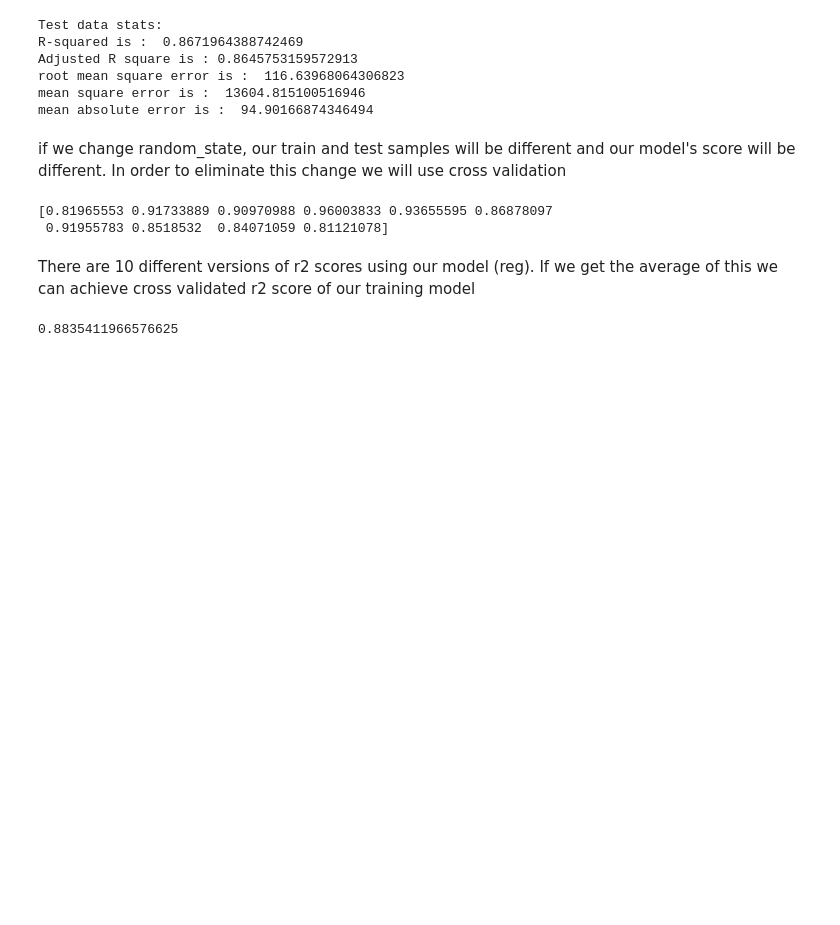
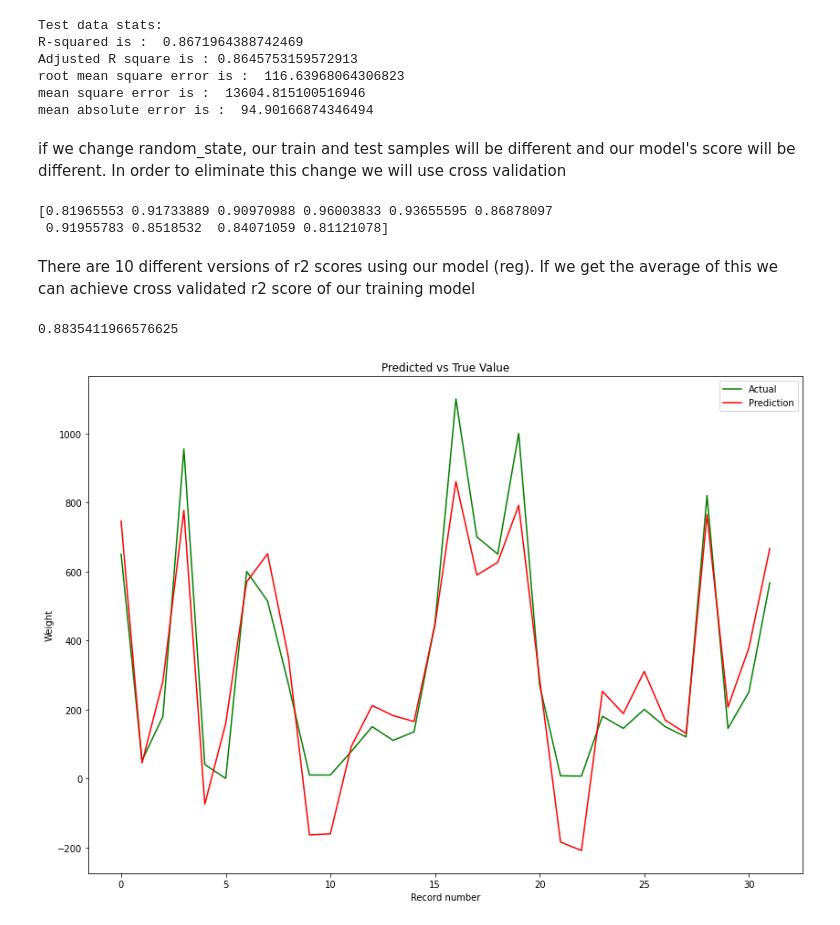
Before and after one commit to soniarpit30/machine-learning, a Jupyter notebook: fish-weight-estimation-multiple-linear-regression/fish-weight-estimation-multiple-linear-regression.ipynb, the cells around one changed output. Drawn from its saved outputs; the diff is of its cells as text; code cells hidden in the pictures; blank space fills up the shorter version.

```diff
--- a/fish-weight-estimation-multiple-linear-regression/fish-weight-estimation-multiple-linear-regression.ipynb
+++ b/fish-weight-estimation-multiple-linear-regression/fish-weight-estimation-multiple-linear-regression.ipynb
@@ -395,3 +395,14 @@ There are 10 different versions of r2 scores using our model (reg). If we get th
 cross_val_score_train.mean()
 # %% [output]
 0.8835411966576625
+# %%
+plt.figure(figsize=(14,10))
+plt.plot(range(len(y_test)),y_test, color = "green")
+plt.plot(range(len(y_test)),y_test_pred, color = "red")
+plt.legend(["Actual","Prediction"])
+plt.title("Predicted vs True Value")
+plt.xlabel("Record number")
+plt.ylabel("Weight")
+plt.show()
+# %% [output]
+[figure, added]
```
Also changed, not shown: parts of 1 cell of this notebook, 12 other files.
